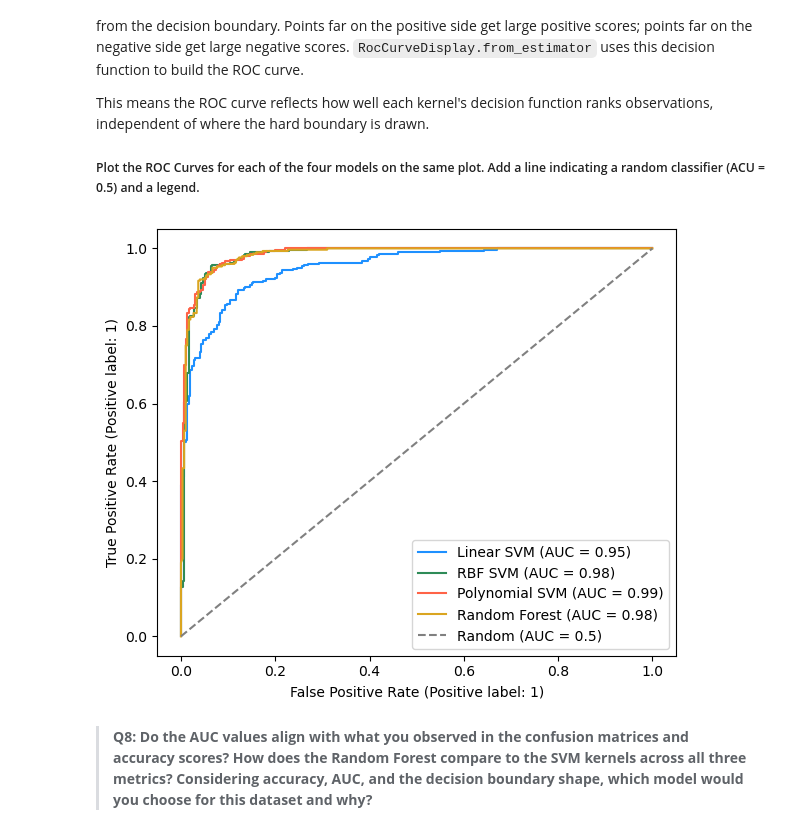
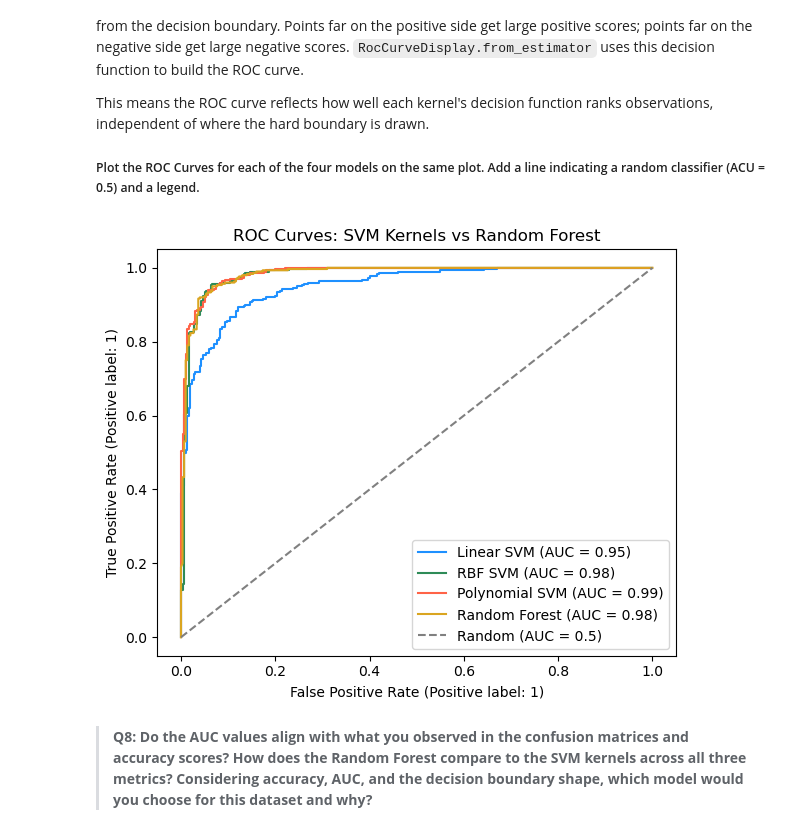
Before and after one commit to SRKads1998/eds232-labs, a Jupyter notebook: HW4Submission.ipynb, the cells around one changed output. Cells and saved outputs as stored; diff of their text form; code cells hidden in the pictures.

```diff
--- a/HW4Submission.ipynb
+++ b/HW4Submission.ipynb
@@ -409,17 +411,18 @@ This means the ROC curve reflects how well each kernel's decision function ranks
 # %%
 fig, ax = plt.subplots(figsize=(6, 5))
 
 RocCurveDisplay.from_estimator(lin_best, X_test_scaled, y_test, name="Linear SVM", ax=ax, color="DodgerBlue")
 RocCurveDisplay.from_estimator(rbf_best, X_test_scaled, y_test, name="RBF SVM", ax=ax, color="SeaGreen")
 RocCurveDisplay.from_estimator(poly_best, X_test_scaled, y_test, name="Polynomial SVM", ax=ax, color="Tomato")
 RocCurveDisplay.from_estimator(best_rf, X_test_scaled, y_test, name="Random Forest", ax=ax, color="Goldenrod")
 
 ax.plot([0, 1], [0, 1], linestyle='--', color='gray', label='Random (AUC = 0.5)')
+ax.set_title('ROC Curves: SVM Kernels vs Random Forest')
 ax.legend()
 plt.tight_layout()
 plt.show()
 # %% [output]
-[figure, old version]
+[figure, new version]
 # %% [markdown]
 > **Q8: Do the AUC values align with what you observed in the confusion matrices and accuracy scores? How does the Random Forest compare to the SVM kernels across all three metrics? Considering accuracy, AUC, and the decision boundary shape, which model would you choose for this dataset and why?**
 # %% [markdown]
```
Also changed, not shown: parts of 1 cell of this notebook.
